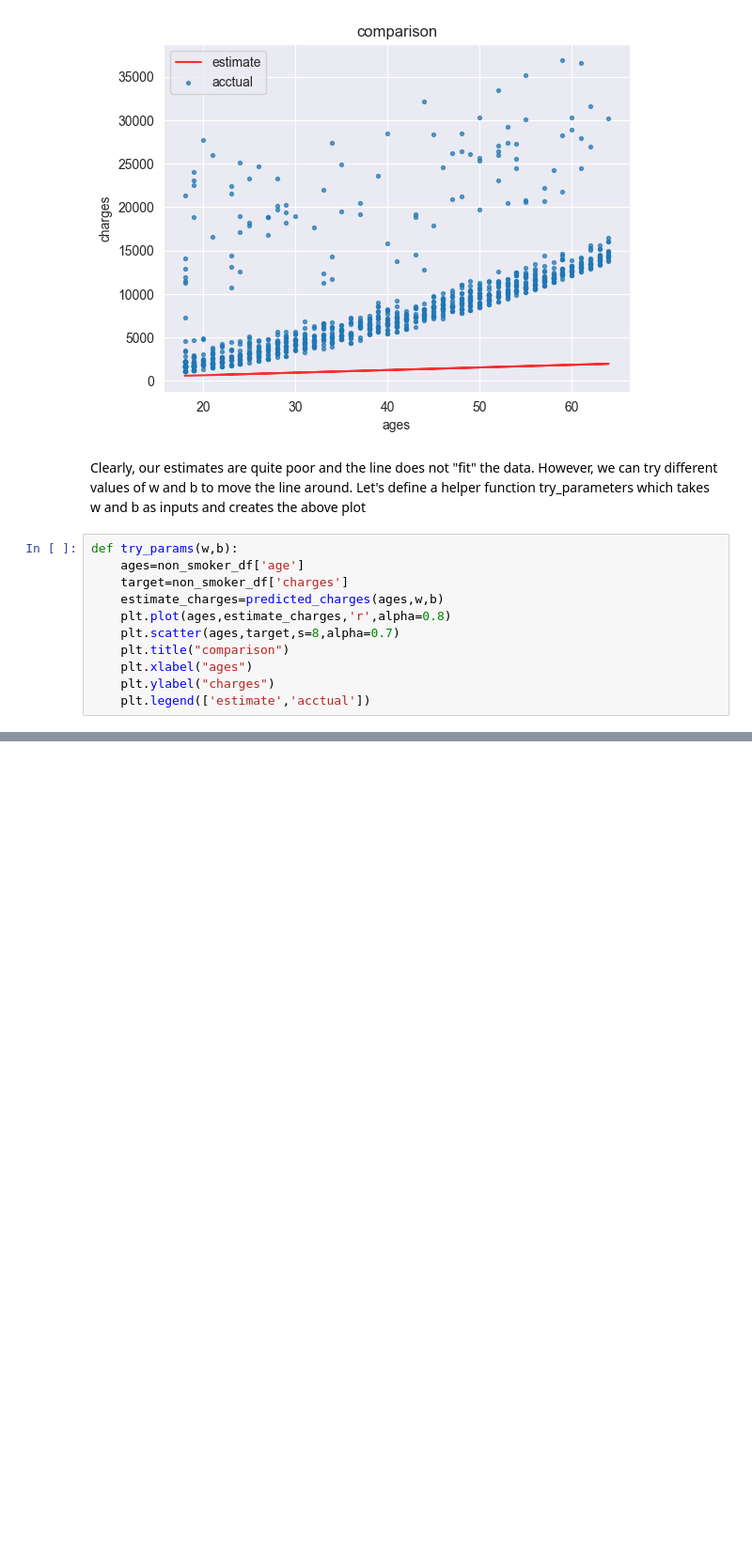
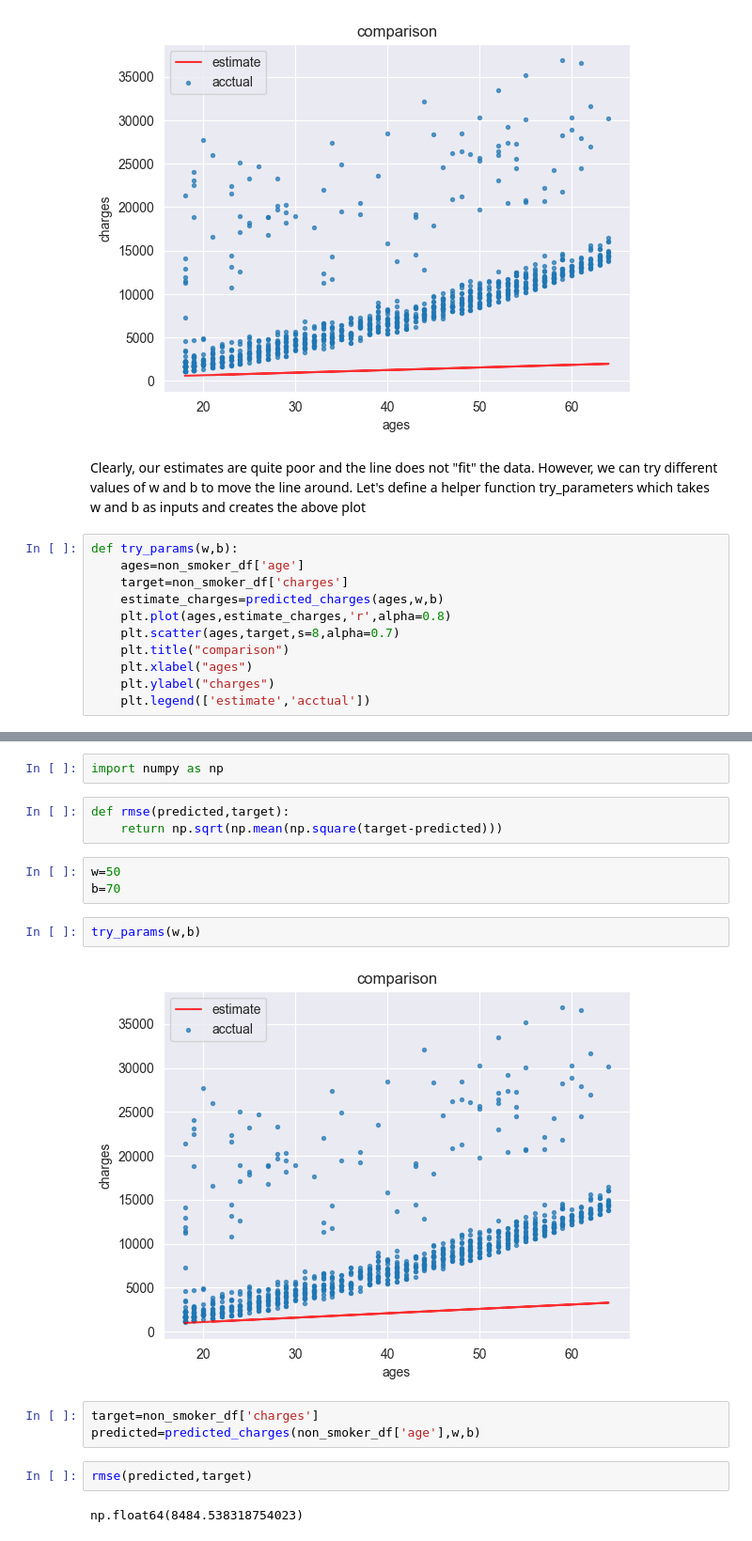
Before and after one commit to Aryan-Marathe/Machine-Learning-, a Jupyter notebook: linear_regrassion.ipynb, the cells around one changed output, grey strips where cells are left out. Shown at 94% size. Drawn from its saved outputs; the diff is of its cells as text; blank space fills up the shorter version.

```diff
--- a/linear_regrassion.ipynb
+++ b/linear_regrassion.ipynb
@@ -349,0 +403,19 @@ NameError: name 'predicted_charges' is not defined
+# %%
+import numpy as np
+# %%
+def rmse(predicted,target):
+    return np.sqrt(np.mean(np.square(target-predicted)))
+# %%
+w=50
+b=70
+# %%
+try_params(w,b)
+# %% [output]
+[figure, added]
+# %%
+target=non_smoker_df['charges']
+predicted=predicted_charges(non_smoker_df['age'],w,b)
+# %%
+rmse(predicted,target)
+# %% [output]
+np.float64(8484.538318754023)
```
Also changed, not shown: parts of 15 cells of this notebook, 1 other file.
